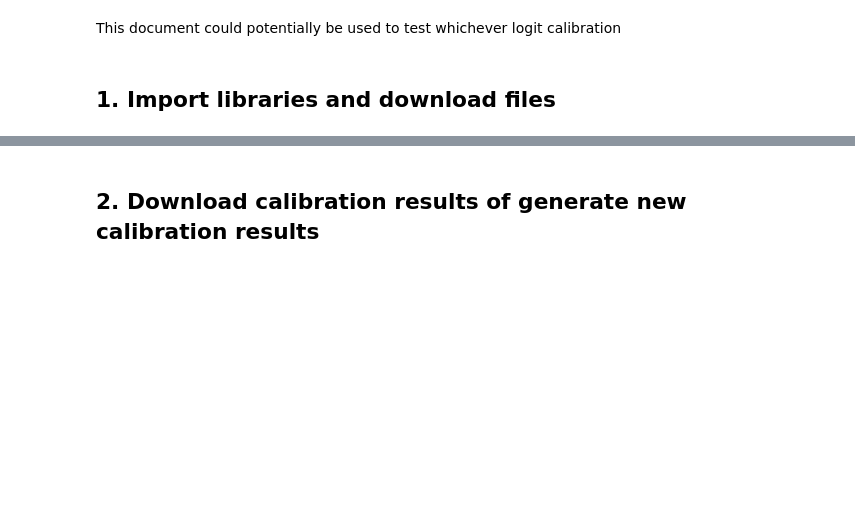
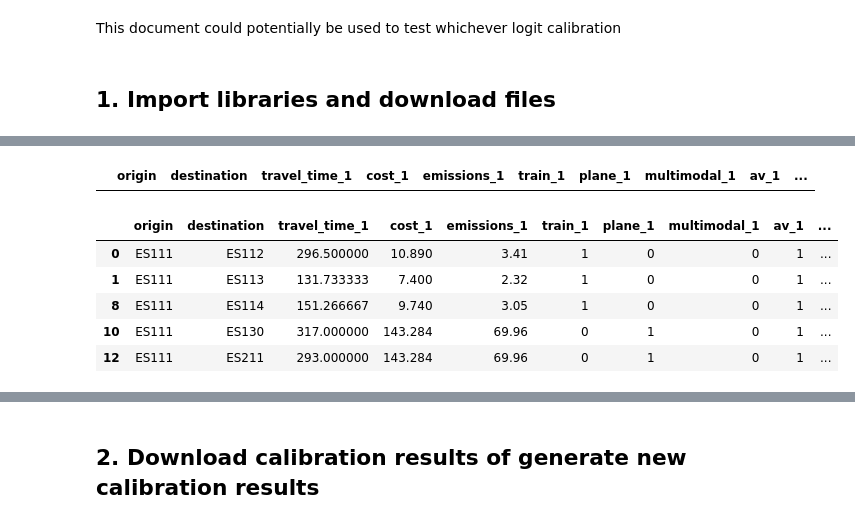
Before and after one commit to UoW-ATM/MultiModX, a Jupyter notebook: notebooks/logit_model_calibration_and_analysis.ipynb, the cells around one changed output, grey strips where cells are left out. Cells and saved outputs as stored; diff of their text form; code cells hidden in the pictures; blank space fills up the shorter version.

```diff
--- a/notebooks/logit_model_calibration_and_analysis.ipynb
+++ b/notebooks/logit_model_calibration_and_analysis.ipynb
@@ -45,5 +88,18 @@ trips_logit=trips_logit_format(trips_logit)
 # %%
 paths_w_costs=generate_paths_w_costs(trips_logit)
+# %%
+paths_w_costs[paths_w_costs.isna().any(axis=1)]
+# %% [output]
+|  | origin | destination | travel_time_1 | cost_1 | emissions_1 | train_1 | plane_1 | multimodal_1 | av_1 | ... |
+# %%
+paths_w_costs.head()
+# %% [output]
+|  | origin | destination | travel_time_1 | cost_1 | emissions_1 | train_1 | plane_1 | multimodal_1 | av_1 | ... |
+| 0 | ES111 | ES112 | 296.500000 | 10.890 | 3.41 | 1 | 0 | 0 | 1 | ... |
+| 1 | ES111 | ES113 | 131.733333 | 7.400 | 2.32 | 1 | 0 | 0 | 1 | ... |
+| 8 | ES111 | ES114 | 151.266667 | 9.740 | 3.05 | 1 | 0 | 0 | 1 | ... |
+| 10 | ES111 | ES130 | 317.000000 | 143.284 | 69.96 | 0 | 1 | 0 | 1 | ... |
+| 12 | ES111 | ES211 | 293.000000 | 143.284 | 69.96 | 0 | 1 | 0 | 1 | ... |
 # %%
 calibration_matrix=generate_calibration_matrix(trips_logit,paths_w_costs)
 # %%
```
Also changed, not shown: parts of 39 cells of this notebook, 6 other files.
